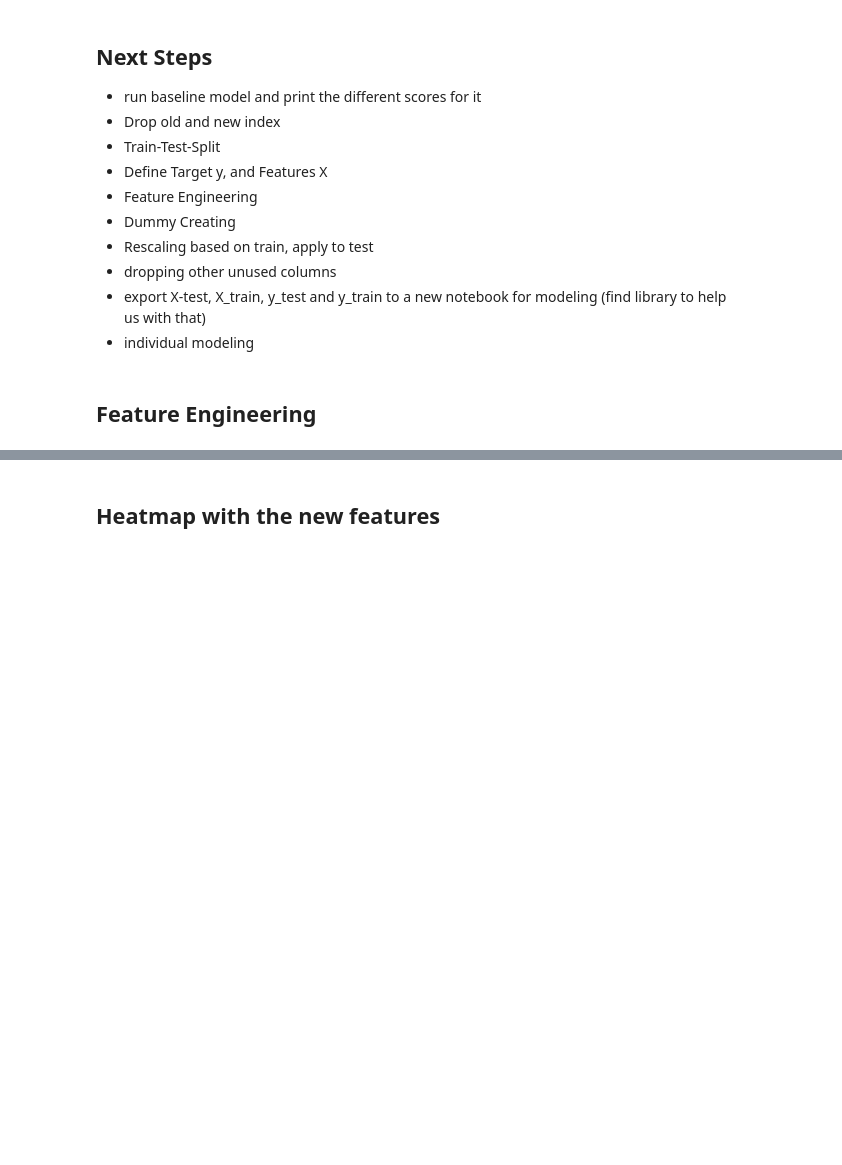
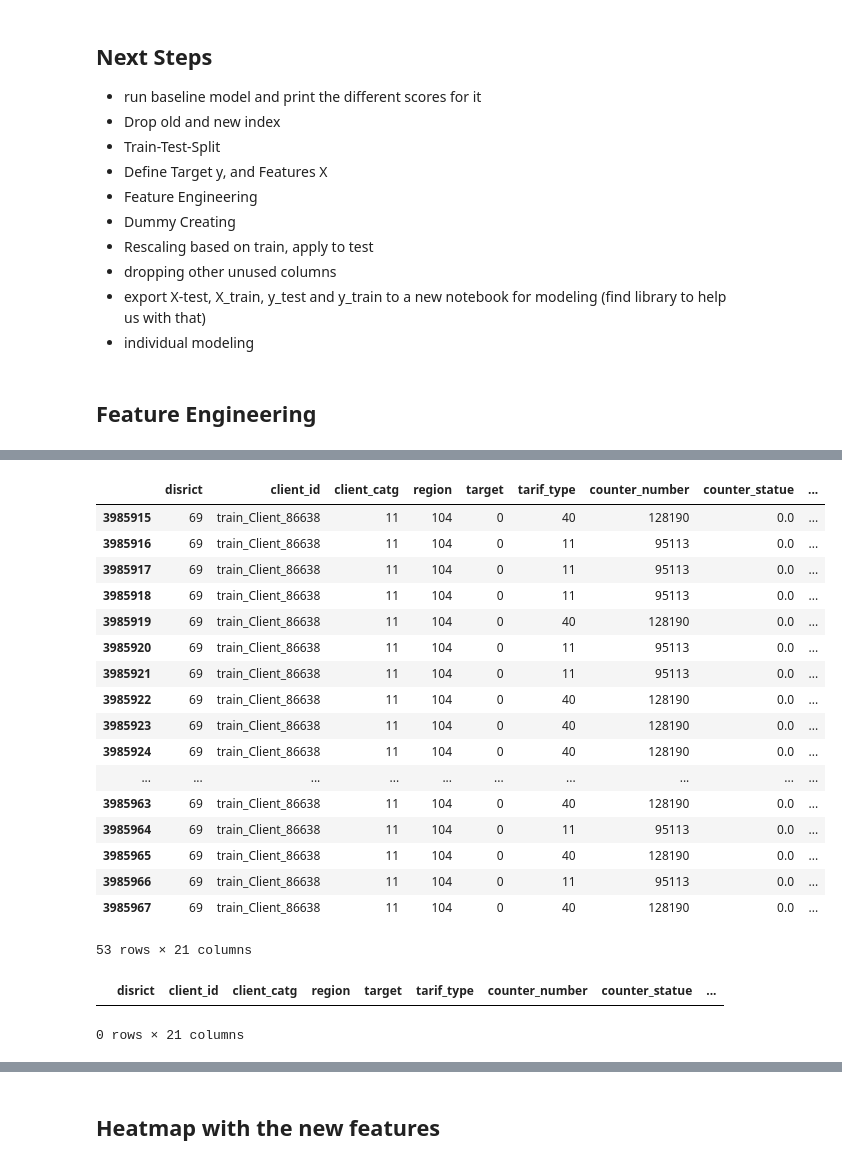
Before and after one commit to Cazta/fraud_detection_electricity_company, a Jupyter notebook: fraud_data_cleaning.ipynb, the cells around one changed output, grey strips where cells are left out. Drawn from its saved outputs; the diff is of its cells as text; code cells hidden in the pictures; blank space fills up the shorter version.

Commit message:
delete row with 0 moonths_number, change df_processed

```diff
--- a/fraud_data_cleaning.ipynb
+++ b/fraud_data_cleaning.ipynb
@@ -292,0 +645,21 @@ df_processed['index_change']= df_processed['new_index'] - df_processed['old_inde
+# %%
+df_processed.query('client_id == "train_Client_86638"')
+# %% [output]
+|  | disrict | client_id | client_catg | region | target | tarif_type | counter_number | counter_statue | ... |
+| 3985915 | 69 | train_Client_86638 | 11 | 104 | 0 | 40 | 128190 | 0.0 | ... |
+| 3985916 | 69 | train_Client_86638 | 11 | 104 | 0 | 11 | 95113 | 0.0 | ... |
+| 3985917 | 69 | train_Client_86638 | 11 | 104 | 0 | 11 | 95113 | 0.0 | ... |
+| 3985918 | 69 | train_Client_86638 | 11 | 104 | 0 | 11 | 95113 | 0.0 | ... |
+| 3985919 | 69 | train_Client_86638 | 11 | 104 | 0 | 40 | 128190 | 0.0 | ... |
+| 3985920 | 69 | train_Client_86638 | 11 | 104 | 0 | 11 | 95113 | 0.0 | ... |
+| 3985921 | 69 | train_Client_86638 | 11 | 104 | 0 | 11 | 95113 | 0.0 | ... |
+| 3985922 | 69 | train_Client_86638 | 11 | 104 | 0 | 40 | 128190 | 0.0 | ... |
+| 3985923 | 69 | train_Client_86638 | 11 | 104 | 0 | 40 | 128190 | 0.0 | ... |
+| 3985924 | 69 | train_Client_86638 | 11 | 104 | 0 | 40 | 128190 | 0.0 | ... |
+| ... | ... | ... | ... | ... | ... | ... | ... | ... | ... |
+| 3985963 | 69 | train_Client_86638 | 11 | 104 | 0 | 40 | 128190 | 0.0 | ... |
+| 3985964 | 69 | train_Client_86638 | 11 | 104 | 0 | 11 | 95113 | 0.0 | ... |
+| 3985965 | 69 | train_Client_86638 | 11 | 104 | 0 | 40 | 128190 | 0.0 | ... |
+| 3985966 | 69 | train_Client_86638 | 11 | 104 | 0 | 11 | 95113 | 0.0 | ... |
+| 3985967 | 69 | train_Client_86638 | 11 | 104 | 0 | 40 | 128190 | 0.0 | ... |
+53 rows × 21 columns
@@ -293,3 +669,8 @@ df_processed['index_change']= df_processed['new_index'] - df_processed['old_inde
+# %%
+df_processed.query('months_number == 0')
+# %% [output]
+|  | disrict | client_id | client_catg | region | target | tarif_type | counter_number | counter_statue | ... |
+0 rows × 21 columns
 # %%
 # index change per month
 
```
Also changed, not shown: parts of 57 cells of this notebook.
